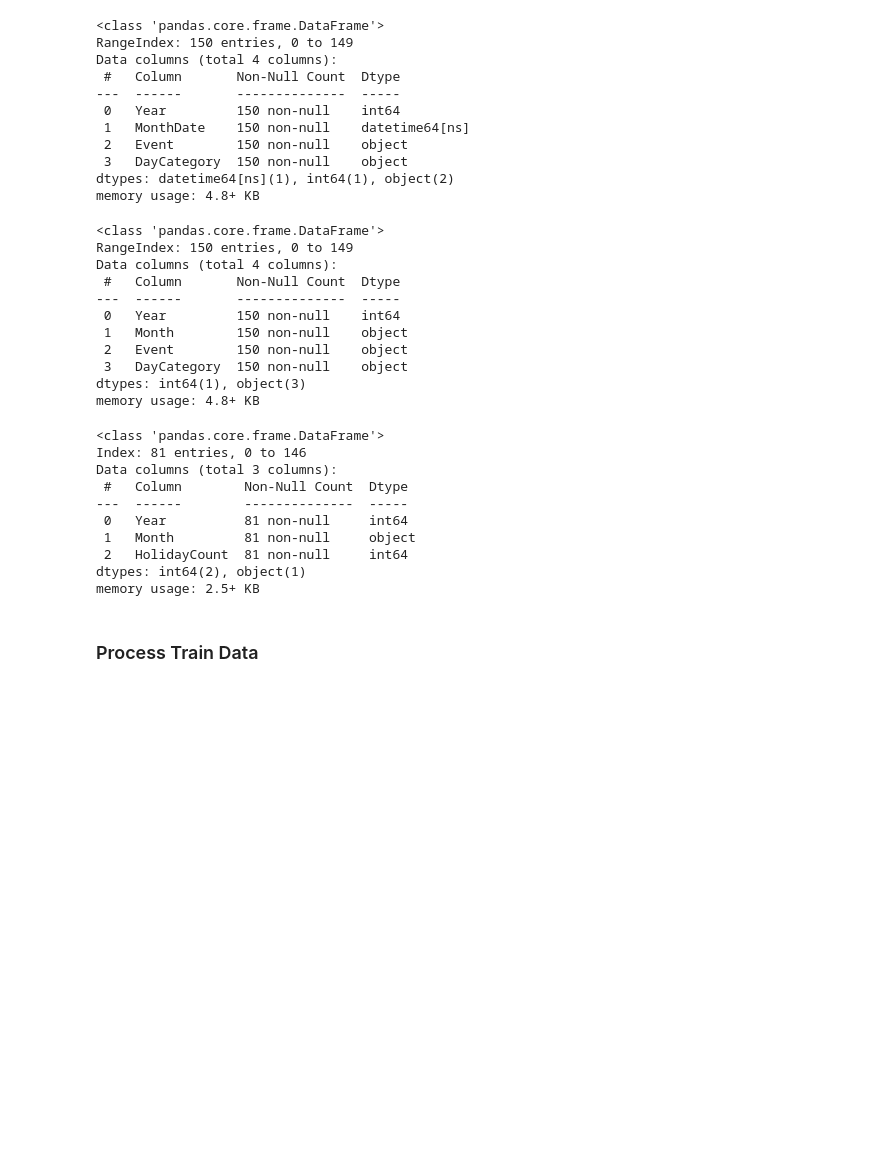
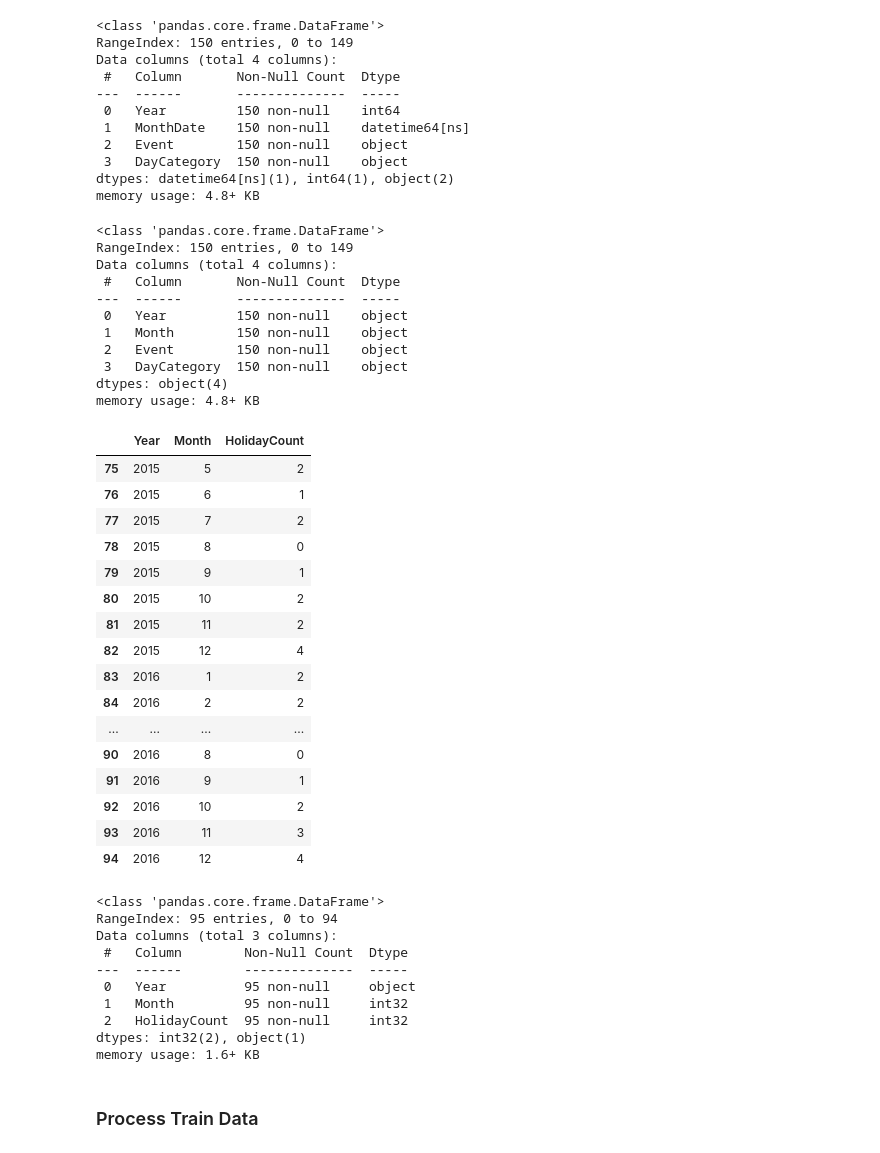
Before and after one commit to abrahamshimelis/walmart-sales-prediction, a Jupyter notebook: notebooks/walmart-sales-prediction.ipynb, the cells around one changed output. Saved outputs shown, nothing was run; the diff lists cells and outputs as text; code cells hidden in the pictures; blank space fills up the shorter version.

Commit message:
do data preprocessing for events and holidays dataset

```diff
--- a/notebooks/walmart-sales-prediction.ipynb
+++ b/notebooks/walmart-sales-prediction.ipynb
@@ -188,9 +188,11 @@ Data columns (total 4 columns):
 dtypes: datetime64[ns](1), int64(1), object(2)
 memory usage: 4.8+ KB
 # %%
+events_holidays_df['Year'] = events_holidays_df['Year'].astype(str)
 events_holidays_df.rename(columns={'MonthDate': 'Month'}, inplace=True)
 events_holidays_df['Month'] = events_holidays_df['Month'].astype(str)
 events_holidays_df['Month'] = events_holidays_df['Month'].str.split('-', expand=True)[1]
+events_holidays_df['Month'] = events_holidays_df['Month'].str.lstrip('0')
 # %%
 events_holidays_df.info()
 # %% [output]
@@ -199,39 +201,66 @@ RangeIndex: 150 entries, 0 to 149
 Data columns (total 4 columns):
  #   Column       Non-Null Count  Dtype
 ---  ------       --------------  -----
- 0   Year         150 non-null    int64
+ 0   Year         150 non-null    object
  1   Month        150 non-null    object
  2   Event        150 non-null    object
  3   DayCategory  150 non-null    object
-dtypes: int64(1), object(3)
+dtypes: object(4)
 memory usage: 4.8+ KB
-# %%
-month_dict = {
-        '01': 'Jan', '02': 'Feb', '03': 'Mar', '04': 'Apr', '05': 'May',
-        '06': 'Jun', '07': 'Jul', '08': 'Aug', '09': 'Sep', '10': 'Oct',
-        '11': 'Nov', '12': 'Dec'
-    }
-
-events_holidays_df.replace({'Month': month_dict}, inplace=True)
 # %%
 events_holidays_df['HolidayCount'] = events_holidays_df.groupby(['Year', 'Month'])['Event'].transform('count')
 events_holidays_df = events_holidays_df.drop(['Event', 'DayCategory'], axis=1)
 events_holidays_df = events_holidays_df.drop_duplicates()
+# %%
+years = events_holidays_df['Year'].unique()
+missing_months_df = pd.DataFrame({'Year': [], 'Month': [], 'HolidayCount': []})
+for year in years:
+    for month in [3, 8]:
+        if not ((events_holidays_df['Year'] == year) & (events_holidays_df['Month'] == month)).any():
+            missing_data = pd.DataFrame({'Year': [year], 'Month': [month], 'HolidayCount': [0]})
+            missing_months_df = pd.concat([missing_months_df, missing_data])
+
+events_holidays_df = pd.concat([events_holidays_df, missing_months_df])
+events_holidays_df['Month'] = events_holidays_df['Month'].astype(int)
+events_holidays_df['HolidayCount'] = events_holidays_df['HolidayCount'].astype(int)
+events_holidays_df = events_holidays_df.groupby(['Year', 'Month'], as_index=False)['HolidayCount'].sum()
+events_holidays_df = events_holidays_df.sort_values(by=['Year','Month'])
+events_holidays_df = events_holidays_df.reset_index(drop=True)
+# %%
+events_holidays_df.tail(20)
+# %% [output]
+|  | Year | Month | HolidayCount |
+| 75 | 2015 | 5 | 2 |
+| 76 | 2015 | 6 | 1 |
+| 77 | 2015 | 7 | 2 |
+| 78 | 2015 | 8 | 0 |
+| 79 | 2015 | 9 | 1 |
+| 80 | 2015 | 10 | 2 |
+| 81 | 2015 | 11 | 2 |
+| 82 | 2015 | 12 | 4 |
+| 83 | 2016 | 1 | 2 |
+| 84 | 2016 | 2 | 2 |
+| ... | ... | ... | ... |
+| 90 | 2016 | 8 | 0 |
+| 91 | 2016 | 9 | 1 |
+| 92 | 2016 | 10 | 2 |
+| 93 | 2016 | 11 | 3 |
+| 94 | 2016 | 12 | 4 |
 # %%
 events_holidays_df.to_csv('../data/clean_data/events_holidays.csv')
 # %%
 events_holidays_df.info()
 # %% [output]
 <class 'pandas.core.frame.DataFrame'>
-Index: 81 entries, 0 to 146
+RangeIndex: 95 entries, 0 to 94
 Data columns (total 3 columns):
  #   Column        Non-Null Count  Dtype
 ---  ------        --------------  -----
- 0   Year          81 non-null     int64
- 1   Month         81 non-null     object
- 2   HolidayCount  81 non-null     int64
-dtypes: int64(2), object(1)
-memory usage: 2.5+ KB
+ 0   Year          95 non-null     object
+ 1   Month         95 non-null     int32
+ 2   HolidayCount  95 non-null     int32
+dtypes: int32(2), object(1)
+memory usage: 1.6+ KB
 # %% [markdown]
 ### Process Train Data
 # %%
```
Also changed, not shown: parts of 3 cells of this notebook.
